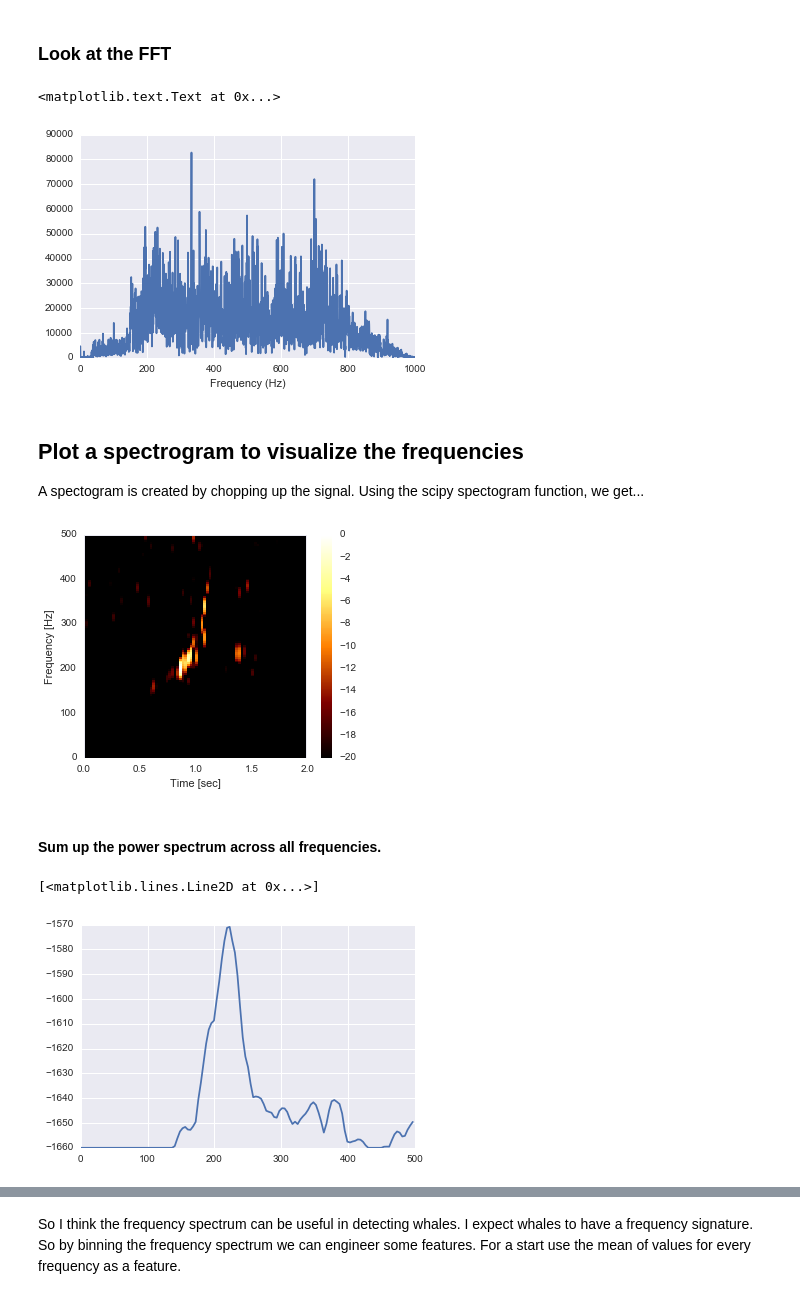
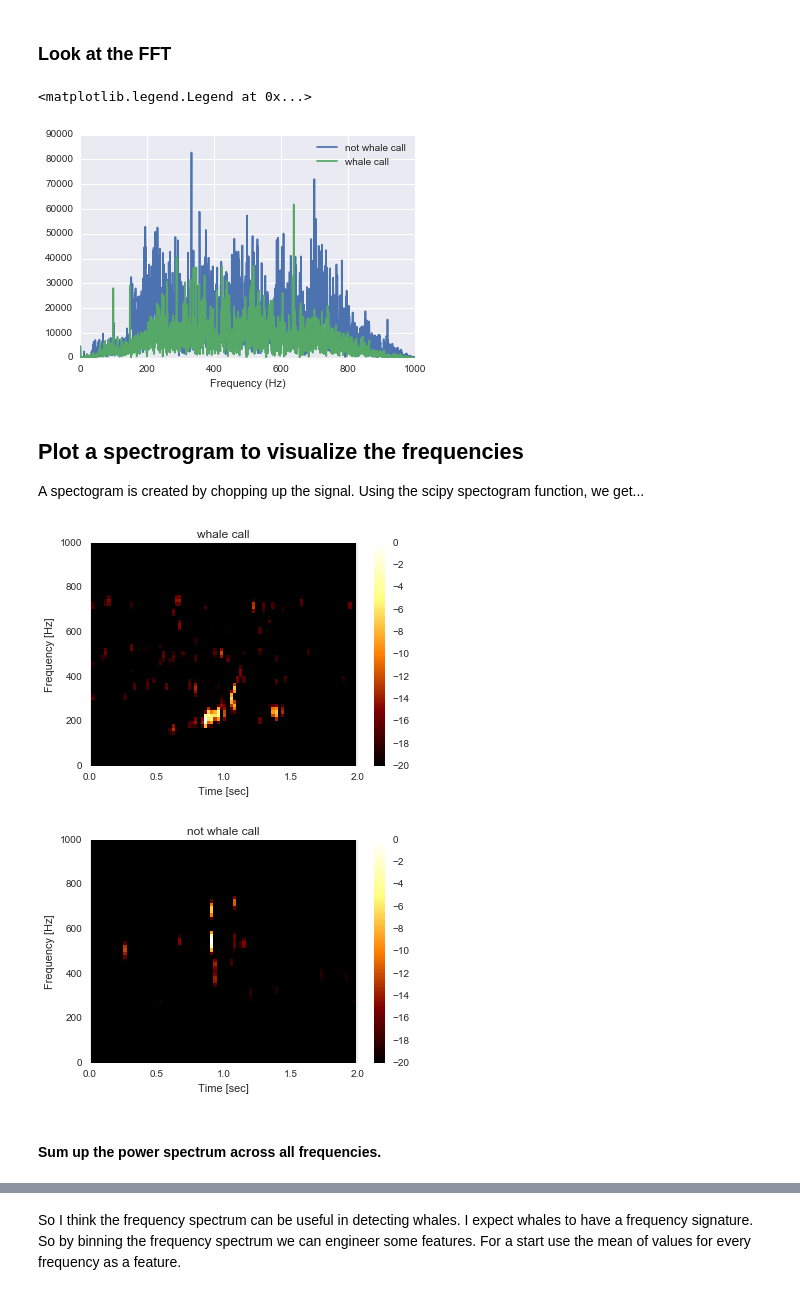
Before and after one commit to richkylet/kaggleContests, a Jupyter notebook: whale_sounds/WhaleSounds.ipynb, the cells around one changed output, grey strips where cells are left out. Cells and saved outputs as stored; diff of their text form; code cells hidden in the pictures.

```diff
--- a/whale_sounds/WhaleSounds.ipynb
+++ b/whale_sounds/WhaleSounds.ipynb
@@ -55,9 +55,13 @@ import aifc
 
 clips = list(trainDf.clip_name)
 
-sig = aifc.open('data/train/train6.aiff', 'r')
-strsig = sig.readframes(sig.getnframes())
-y = np.fromstring(strsig,np.short).byteswap()
+posSig = aifc.open('data/train/train6.aiff', 'r')
+posStrSig = posSig.readframes(posSig.getnframes())
+pos_y = np.fromstring(posStrSig,np.short).byteswap()
+
+negSig = aifc.open('data/train/train2.aiff', 'r')
+negStrSig = negSig.readframes(negSig.getnframes())
+neg_y = np.fromstring(negStrSig,np.short).byteswap()
 # %% [markdown]
 ### We need to figure out the frame rate of the signal
 # %%
@@ -71,6 +75,6 @@ N = sig.getnframes()
 # %% [markdown]
 The framerate is 2000 frames per sec. So given that each sound recording clip contains 4000 frames, each recording is worth 2 s of data.
 # %%
-fs = sig.getframerate()
+fs = posSig.getframerate()
 ts = 1.0/fs
 t = np.arange(0,2,ts)
@@ -84,32 +96,45 @@ plt.ylabel('amplitude')
 # %% [markdown]
 ### Look at the FFT
 # %%
-plt.plot(np.fft.fftfreq(y.shape[-1],ts)[:N/2], abs(np.fft.fft(y))[:N/2])
+plt.plot(np.fft.fftfreq(pos_y.shape[-1],ts)[:N/2], \
+         abs(np.fft.fft(pos_y))[:N/2], \
+         np.fft.fftfreq(neg_y.shape[-1],ts)[:N/2], \
+         abs(np.fft.fft(neg_y))[:N/2])
 plt.xlabel('Frequency (Hz)')
+plt.legend(['not whale call', 'whale call'])
 # %% [output]
-<matplotlib.text.Text at 0x...>
+<matplotlib.legend.Legend at 0x...>
-[figure, old version]
+[figure, new version]
 # %% [markdown]
 ## Plot a spectrogram to visualize the frequencies
 
 A spectogram is created by chopping up the signal. Using the scipy spectogram function, we get...
 # %%
 from scipy import signal
-f, t, Sxx = signal.spectrogram(y, fs, nfft = 512, nperseg = 64, noverlap = 16, detrend = 'constant', scaling = 'spectrum')
-plt.figure(figsize = (5,4))
-Sxx = 20*np.log10(Sxx/Sxx.max())
-Sxx[Sxx < -20] = -20
-plt.pcolormesh(t, f[:128], Sxx[:128,:]  , cmap = 'afmhot')
+f, t, Sxx_pos = signal.spectrogram(pos_y, fs, nfft = 128, window = 'hann', nperseg = 64, noverlap = 16, detrend = 'constant', scaling = 'spectrum')
+Sxx_pos = 20*np.log10(Sxx_pos/Sxx_pos.max())
+Sxx_pos[Sxx_pos < -20] = -20
+
+f, t, Sxx_neg = signal.spectrogram(neg_y, fs, nfft = 128, window = 'hann', nperseg = 64, noverlap = 16, detrend = 'constant', scaling = 'spectrum')
+Sxx_neg = 20*np.log10(Sxx_neg/Sxx_neg.max())
+Sxx_neg[Sxx_neg < -20] = -20
+
+plt.pcolormesh(t, f, Sxx_pos, cmap = 'afmhot')
 plt.ylabel('Frequency [Hz]')
 plt.xlabel('Time [sec]')
+plt.title('whale call')
 plt.colorbar()
 plt.show()
+
+
+plt.pcolormesh(t, f, Sxx_neg, cmap = 'afmhot')
+plt.ylabel('Frequency [Hz]')
+plt.xlabel('Time [sec]')
+plt.title('not whale call')
+plt.colorbar()
+plt.show()
 # %% [output]
-[figure, old version]
+[figure, new version]
+[figure, added]
 # %% [markdown]
 #### Sum up the power spectrum across all frequencies.
-# %%
-plt.plot(f[:128], np.sum(Sxx[:128,:], axis = 1))
-# %% [output]
-[<matplotlib.lines.Line2D at 0x...>]
-[figure, removed]
```
Also changed, not shown: parts of 18 cells of this notebook.
